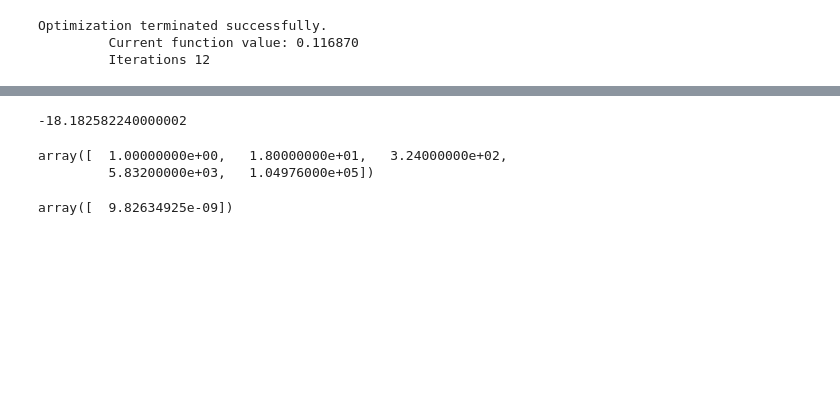
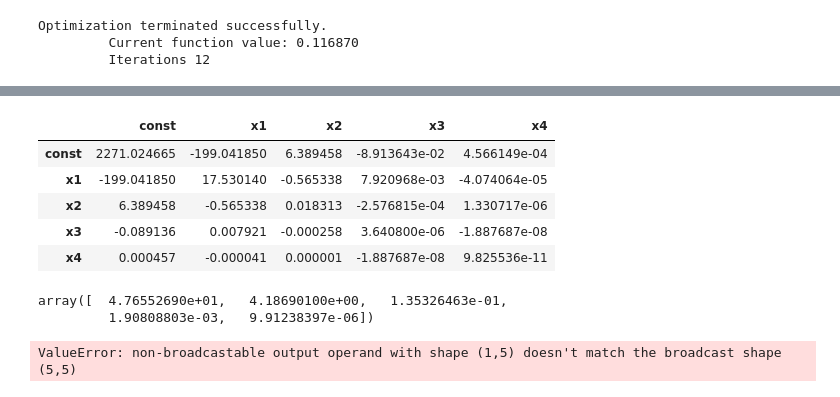
Before and after one commit to tsansom/islpy, a Jupyter notebook: notebooks/Chapter 7/Chapter 7 - Moving Beyond Linearity.ipynb, the cells around one changed output, grey strips where cells are left out. Cells and saved outputs as stored; diff of their text form; code cells hidden in the pictures; blank space fills up the shorter version.

```diff
--- a/notebooks/Chapter 7/Chapter 7 - Moving Beyond Linearity.ipynb
+++ b/notebooks/Chapter 7/Chapter 7 - Moving Beyond Linearity.ipynb
@@ -172,16 +78,21 @@ Logit Regression Results
 | x2 | -0.2816 | 0.135 | -2.081 | 0.037 | -0.547 | -0.016 |
 | x3 | 0.0039 | 0.002 | 2.022 | 0.043 | 0.000 | 0.008 |
 | x4 | -1.949e-05 | 9.91e-06 | -1.966 | 0.049 | -3.89e-05 | -6.41e-08 |
-# %%
--109.553 + 8.995*18 - 0.2816*18**2 + 0.0039*18**3 - 1.949e-5*18**4
-# %% [output]
--18.182582240000002
-# %%
-age[0,:]
-# %% [output]
-array([  1.00000000e+00,   1.80000000e+01,   3.24000000e+02,
-         5.83200000e+03,   1.04976000e+05])
-# %%
-logit.predict(age[0,:])
-# %% [output]
-array([  9.82634925e-09])
+# %%
+logit.cov_params()
+# %% [output]
+|  | const | x1 | x2 | x3 | x4 |
+| const | 2271.024665 | -199.041850 | 6.389458 | -8.913643e-02 | 4.566149e-04 |
+| x1 | -199.041850 | 17.530140 | -0.565338 | 7.920968e-03 | -4.074064e-05 |
+| x2 | 6.389458 | -0.565338 | 0.018313 | -2.576815e-04 | 1.330717e-06 |
+| x3 | -0.089136 | 0.007921 | -0.000258 | 3.640800e-06 | -1.887687e-08 |
+| x4 | 0.000457 | -0.000041 | 0.000001 | -1.887687e-08 | 9.825536e-11 |
+# %%
+np.sqrt(np.diag(logit.cov_params()))
+# %% [output]
+array([  4.76552690e+01,   4.18690100e+00,   1.35326463e-01,
+         1.90808803e-03,   9.91238397e-06])
+# %%
+np.multiply(age18.T, logit.params.values, age18)
+# %% [output]
+ValueError: non-broadcastable output operand with shape (1,5) doesn't match the broadcast shape (5,5)
```
Also changed, not shown: parts of 41 cells of this notebook.
